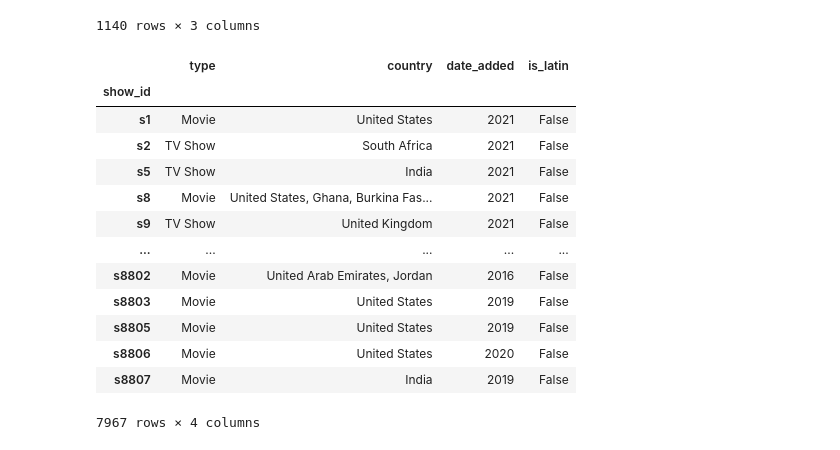
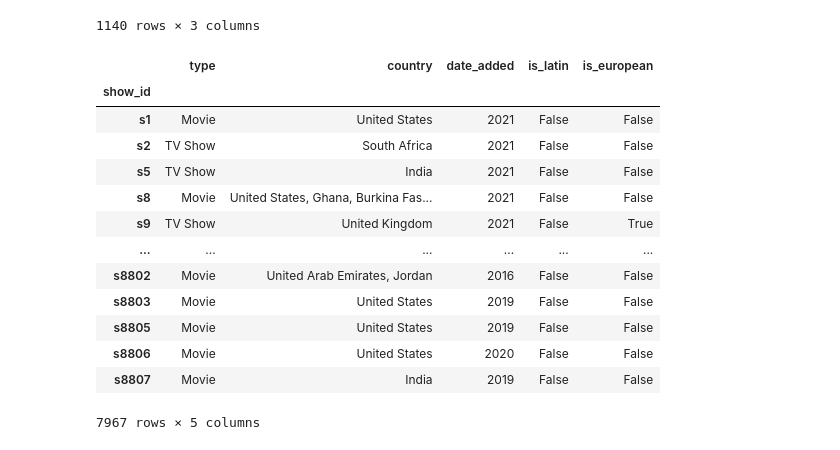
Before and after one commit to Cizika/netflix-analysis, a Jupyter notebook: Netflix.ipynb, the cells around one changed output. Saved outputs shown, nothing was run; the diff lists cells and outputs as text; code cells hidden in the pictures.

```diff
--- a/Netflix.ipynb
+++ b/Netflix.ipynb
@@ -63,7 +63,7 @@ latin_list
  'Venezuela']
 # %%
 # Limpeza Dataframe
-df = df_raw[["type", "country","date_added"]].dropna()
+df = netflix_raw[["type", "country","date_added"]].dropna()
 df
 # %% [output]
 |  | type | country | date_added |
@@ -102,29 +102,25 @@ amostra
 | s8462 | Movie | United States | 2021 |
 1140 rows × 3 columns
 # %%
-# Dicotomizar por País de Origem Latino vs. Não-Latino
-latin_countries = ["Brazil", "Argentina", "Chile", "Colombia", "Venezuela", "Guatemala", "Mexico", "Honduras",
-"Costa Rica", "Peru", "Dominican Republic", "Jamaica", "Paraguay", "Uruguay", "Trinidad and Tobago", "Cuba", "Bolivia",
-"Ecuador", "Suriname", "Belize"]
-
 # Adicionando Coluna is_latin se o país de origem é da América Latina
-df["is_latin"] = df["country"].isin(latin_countries)
+df["is_latin"] = df["country"].isin(latin_list)
+df["is_european"] = df["country"].isin(europa_list)
 df
 # %% [output]
-|  | type | country | date_added | is_latin |
-| show_id |  |  |  |  |
-| s1 | Movie | United States | 2021 | False |
-| s2 | TV Show | South Africa | 2021 | False |
-| s5 | TV Show | India | 2021 | False |
-| s8 | Movie | United States, Ghana, Burkina Fas... | 2021 | False |
-| s9 | TV Show | United Kingdom | 2021 | False |
-| ... | ... | ... | ... | ... |
-| s8802 | Movie | United Arab Emirates, Jordan | 2016 | False |
-| s8803 | Movie | United States | 2019 | False |
-| s8805 | Movie | United States | 2019 | False |
-| s8806 | Movie | United States | 2020 | False |
-| s8807 | Movie | India | 2019 | False |
+|  | type | country | date_added | is_latin | is_european |
+| show_id |  |  |  |  |  |
+| s1 | Movie | United States | 2021 | False | False |
+| s2 | TV Show | South Africa | 2021 | False | False |
+| s5 | TV Show | India | 2021 | False | False |
+| s8 | Movie | United States, Ghana, Burkina Fas... | 2021 | False | False |
+| s9 | TV Show | United Kingdom | 2021 | False | True |
+| ... | ... | ... | ... | ... | ... |
+| s8802 | Movie | United Arab Emirates, Jordan | 2016 | False | False |
+| s8803 | Movie | United States | 2019 | False | False |
+| s8805 | Movie | United States | 2019 | False | False |
+| s8806 | Movie | United States | 2020 | False | False |
+| s8807 | Movie | India | 2019 | False | False |
-7967 rows × 4 columns
+7967 rows × 5 columns
 # %%
 # Contagem de quantos filmes latinos foram adicionados em 2021
 df[df["is_latin"] == True].count()
```
Also changed, not shown: parts of 2 cells of this notebook.
